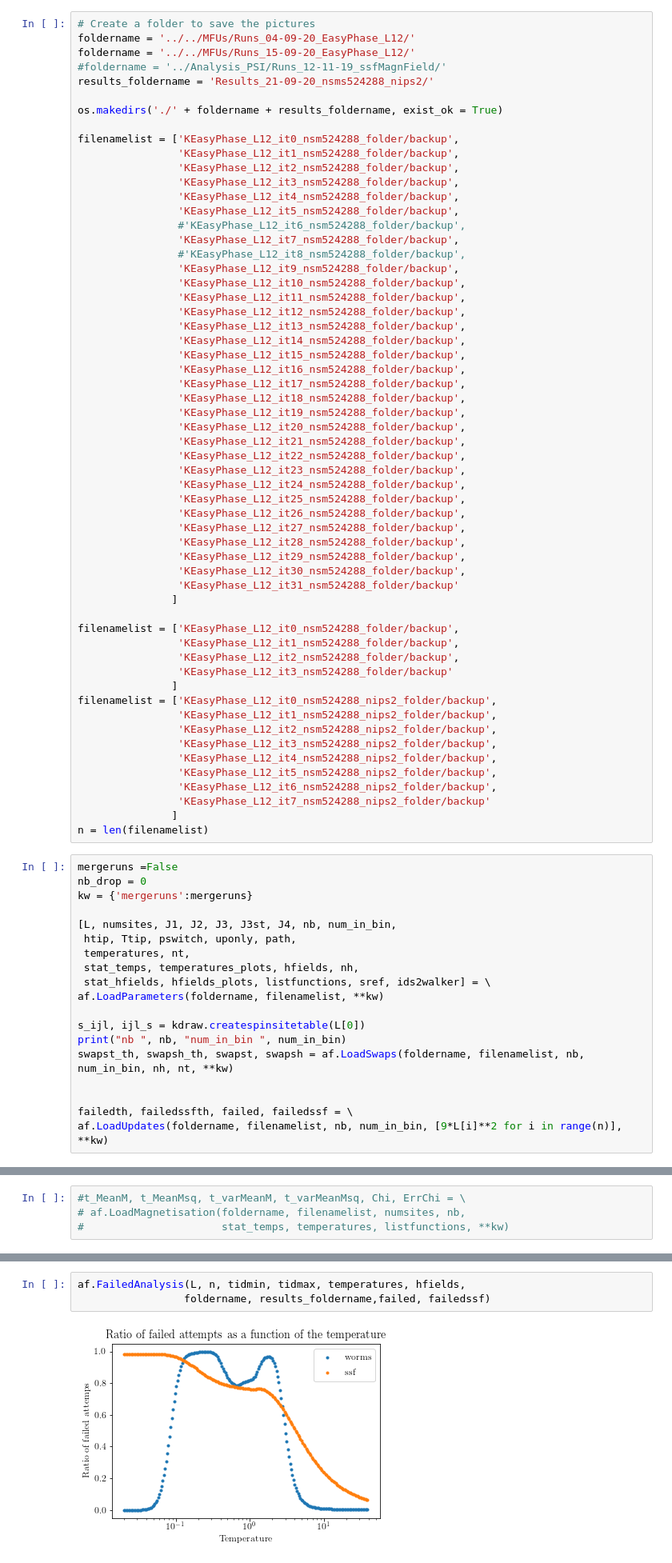
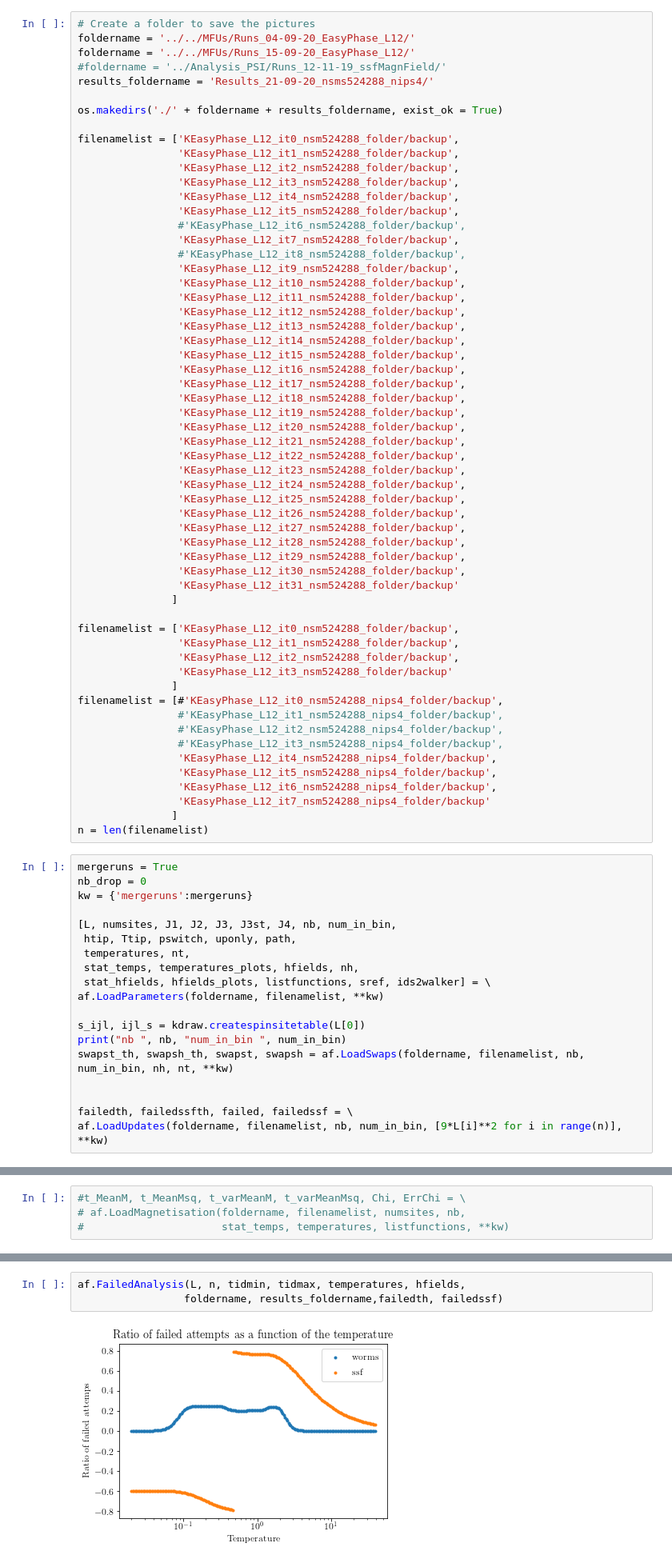
Before and after one commit to jeannecolbois/myopic-dual-worm, a Jupyter notebook: dualworm-kagome/AnalysisCode_KJ1J2J3/AnalysisEasyPhase_FullGsEntropy-L12.ipynb, the cells around one changed output, grey strips where cells are left out. Shown at 80% size. Saved outputs shown, nothing was run; the diff lists cells and outputs as text.

```diff
--- a/dualworm-kagome/AnalysisCode_KJ1J2J3/AnalysisEasyPhase_FullGsEntropy-L12.ipynb
+++ b/dualworm-kagome/AnalysisCode_KJ1J2J3/AnalysisEasyPhase_FullGsEntropy-L12.ipynb
@@ -32,7 +32,7 @@ matplotlib.rcParams.update({'font.size': 14, 'pgf.texsystem':'pdflatex'})
 foldername = '../../MFUs/Runs_04-09-20_EasyPhase_L12/'
 foldername = '../../MFUs/Runs_15-09-20_EasyPhase_L12/'
 #foldername = '../Analysis_PSI/Runs_12-11-19_ssfMagnField/'
-results_foldername = 'Results_21-09-20_nsms524288_nips2/'
+results_foldername = 'Results_21-09-20_nsms524288_nips4/'
 
 os.makedirs('./' + foldername + results_foldername, exist_ok = True)
 
@@ -75,18 +75,18 @@ filenamelist = ['KEasyPhase_L12_it0_nsm524288_folder/backup',
                 'KEasyPhase_L12_it2_nsm524288_folder/backup',
                 'KEasyPhase_L12_it3_nsm524288_folder/backup'
                ]
-filenamelist = ['KEasyPhase_L12_it0_nsm524288_nips2_folder/backup',
-                'KEasyPhase_L12_it1_nsm524288_nips2_folder/backup',
-                'KEasyPhase_L12_it2_nsm524288_nips2_folder/backup',
-                'KEasyPhase_L12_it3_nsm524288_nips2_folder/backup',
-                'KEasyPhase_L12_it4_nsm524288_nips2_folder/backup',
-                'KEasyPhase_L12_it5_nsm524288_nips2_folder/backup',
-                'KEasyPhase_L12_it6_nsm524288_nips2_folder/backup',
-                'KEasyPhase_L12_it7_nsm524288_nips2_folder/backup'
+filenamelist = [#'KEasyPhase_L12_it0_nsm524288_nips4_folder/backup',
+                #'KEasyPhase_L12_it1_nsm524288_nips4_folder/backup',
+                #'KEasyPhase_L12_it2_nsm524288_nips4_folder/backup',
+                #'KEasyPhase_L12_it3_nsm524288_nips4_folder/backup',
+                'KEasyPhase_L12_it4_nsm524288_nips4_folder/backup',
+                'KEasyPhase_L12_it5_nsm524288_nips4_folder/backup',
+                'KEasyPhase_L12_it6_nsm524288_nips4_folder/backup',
+                'KEasyPhase_L12_it7_nsm524288_nips4_folder/backup'
                ]
 n = len(filenamelist)
 # %%
-mergeruns =False
+mergeruns = True
 nb_drop = 0
 kw = {'mergeruns':mergeruns}
 
@@ -229,5 +292,5 @@ af.SwapsAnalysis(L, n, tidmin, tidmax, temperatures, hfields,
 # %%
 af.FailedAnalysis(L, n, tidmin, tidmax, temperatures, hfields,
-                 foldername, results_foldername,failed, failedssf)
+                 foldername, results_foldername,failedth, failedssf)
 # %% [output]
-[figure, old version]
+[figure, new version]
```
Also changed, not shown: parts of 10 cells of this notebook, 2 other files.
